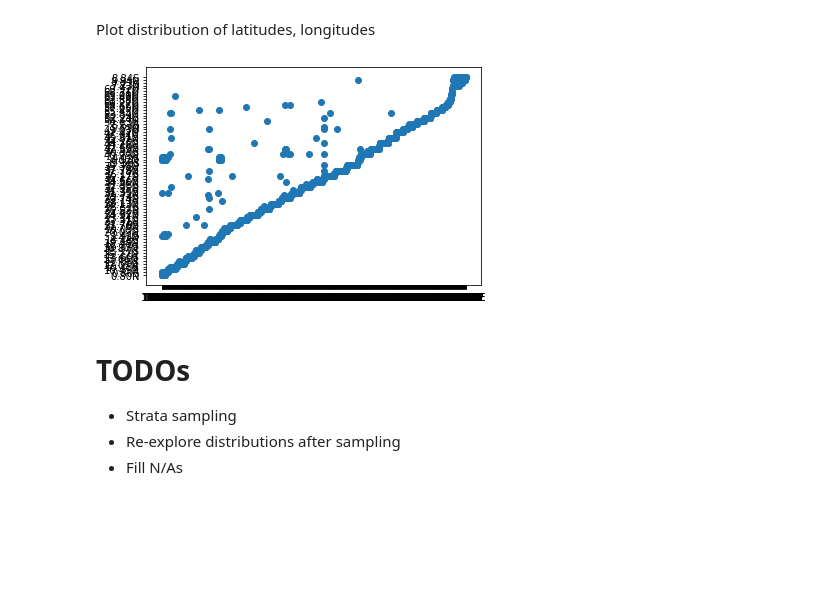
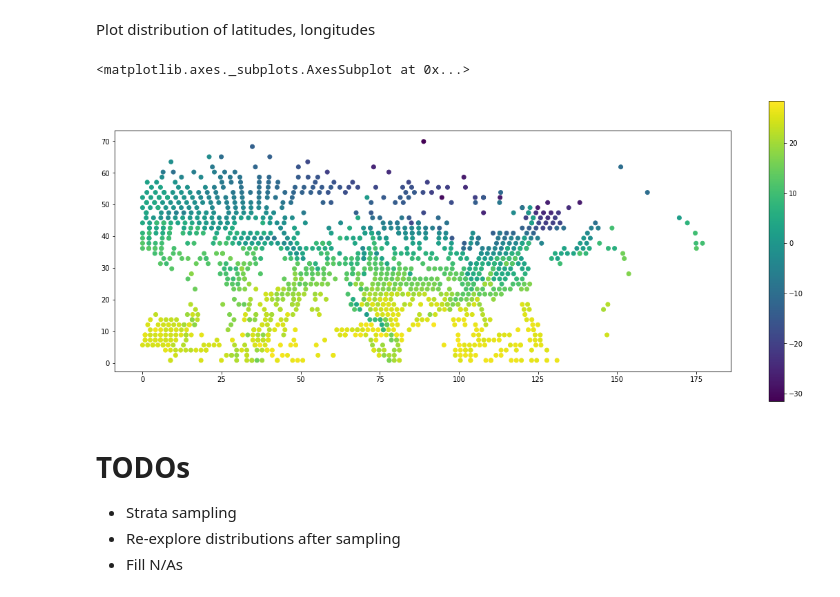
Before and after one commit to tao-pr/52-challenges, a Jupyter notebook: 004-skewed-data-classification/explore.ipynb, the cells around one changed output. Saved outputs shown, nothing was run; the diff lists cells and outputs as text; code cells hidden in the pictures; blank space fills up the shorter version.

Commit message:
004 plot geopandas

```diff
--- a/004-skewed-data-classification/explore.ipynb
+++ b/004-skewed-data-classification/explore.ipynb
@@ -13,6 +14,9 @@ from datetime import datetime
 
 from libdata import wrangle
 from libdata import func
+# %%
+%matplotlib inline
+plt.rcParams['figure.figsize'] = [20, 8]
 # %%
 %load_ext autoreload
 %autoreload 3
@@ -212,3 +216,11 @@ climate[:5]
 | 2 | 0.80N | 110.09E | 26.472 | 27.875 | [26.684, 26.472, 27.3860000000000... |
 | 3 | 0.80N | 118.13E | 26.814 | 28.220 | [27.096, 26.814, 27.932, 27.745, ... |
 | 4 | 0.80N | 122.95E | 26.076 | 27.460 | [26.442, 26.54, 27.46, 27.042, 27... |
+# %%
+# Flatten multilevel index columns
+def last_opt(cols):
+    # Single-level column has empty subcolumns, so ignore the empty ones
+    return [c for c in cols if len(c.strip())>0][-1]
+
+climate.columns = [last_opt(cols) for cols in climate.columns.values]
+climate[:5]
@@ -215,11 +234,15 @@ climate[:5]
 # %% [markdown]
 Plot distribution of latitudes, longitudes
-# %%
-fig = plt.figure()
-plt.scatter(climate['Longitude'], climate['Latitude'])
-plt.show()
-# %% [output]
-[figure, removed]
+# %%
+clipstr = lambda s: float(s[:-1])
+
+coords = [Point((clipstr(b), clipstr(a))) for (a,b) in zip(climate['Latitude'], climate['Longitude'])]
+gf = geopandas.GeoDataFrame(climate, geometry=coords)
+# %%
+gf.plot(column="min", legend=True)
+# %% [output]
+<matplotlib.axes._subplots.AxesSubplot at 0x...>
+[figure, added]
 # %% [markdown]
 # TODOs
 - Strata sampling
```
Also changed, not shown: parts of 2 cells of this notebook.
